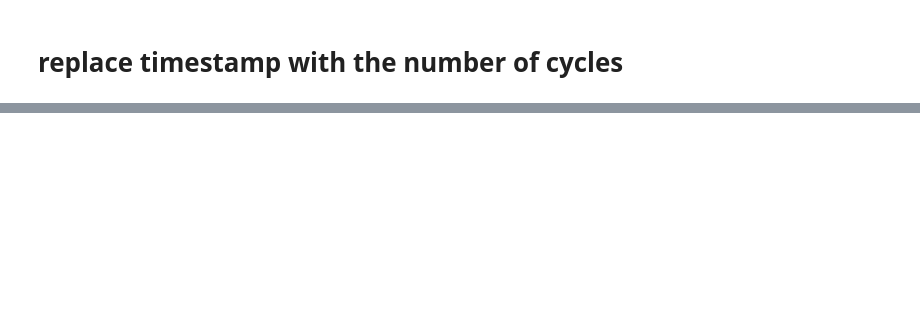
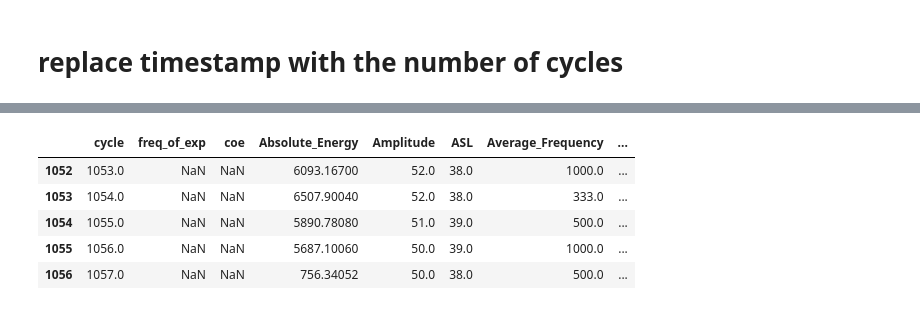
Before and after one commit to buy0range/code_internship, a Jupyter notebook: preprocess.ipynb, the cells around one changed output, grey strips where cells are left out. Saved outputs shown, nothing was run; the diff lists cells and outputs as text; code cells hidden in the pictures; blank space fills up the shorter version.

```diff
--- a/preprocess.ipynb
+++ b/preprocess.ipynb
@@ -126,0 +202,11 @@ def num_of_cycles(df, column_name, frequency):
+# %%
+df_prepared = pd.merge(df_friction_processed, df_ae_processed.drop('freq_of_exp', axis = 1), on = 'cycle', how = 'outer')
+# %%
+df_prepared.tail()
+# %% [output]
+|  | cycle | freq_of_exp | coe | Absolute_Energy | Amplitude | ASL | Average_Frequency | ... |
+| 1052 | 1053.0 | NaN | NaN | 6093.16700 | 52.0 | 38.0 | 1000.0 | ... |
+| 1053 | 1054.0 | NaN | NaN | 6507.90040 | 52.0 | 38.0 | 333.0 | ... |
+| 1054 | 1055.0 | NaN | NaN | 5890.78080 | 51.0 | 39.0 | 500.0 | ... |
+| 1055 | 1056.0 | NaN | NaN | 5687.10060 | 50.0 | 39.0 | 1000.0 | ... |
+| 1056 | 1057.0 | NaN | NaN | 756.34052 | 50.0 | 38.0 | 500.0 | ... |
```
Also changed, not shown: parts of 8 cells of this notebook.
